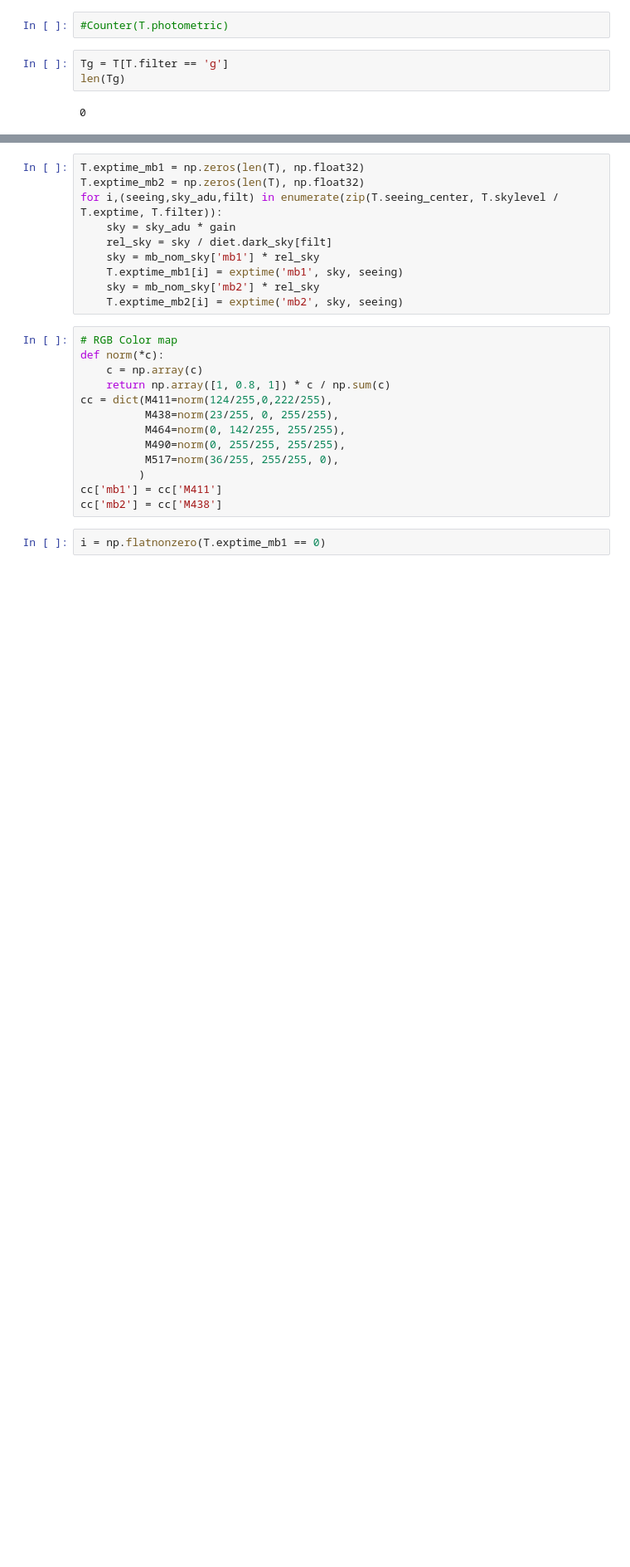
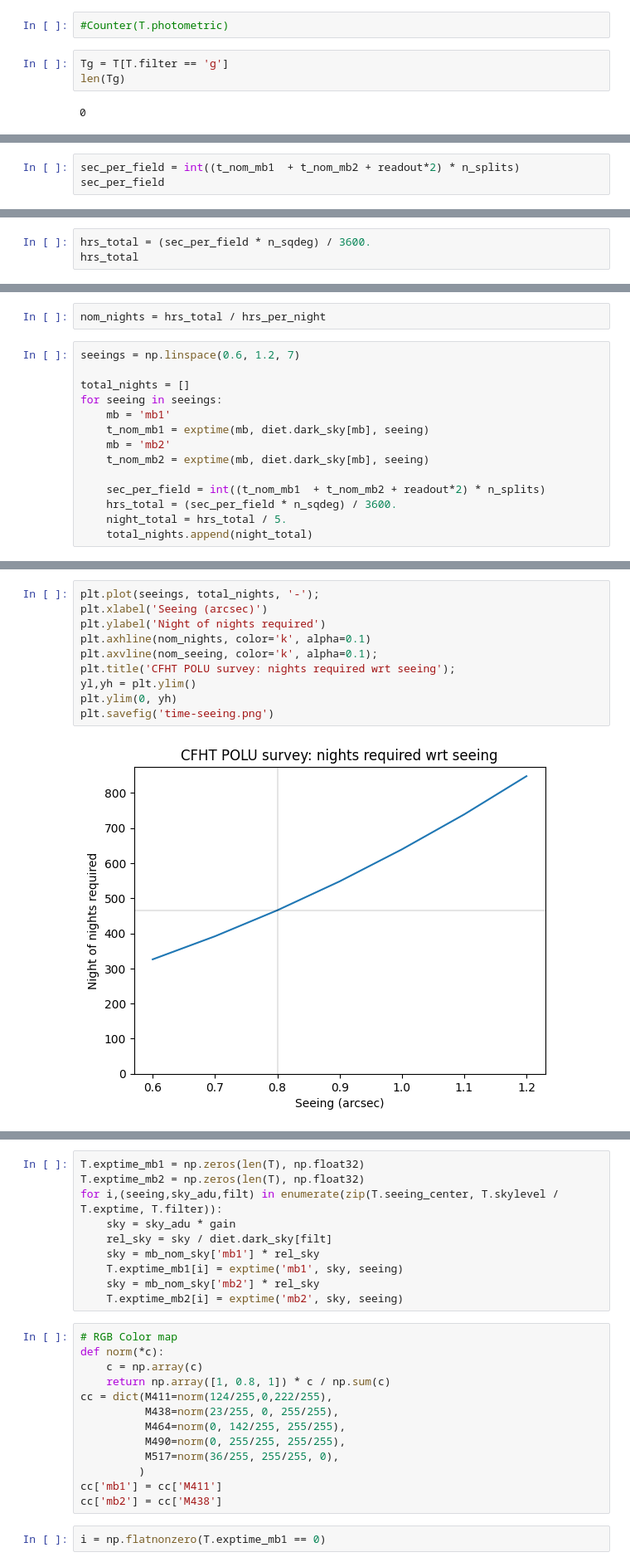
Before and after one commit to dstndstn/medium-band-surveys, a Jupyter notebook: cfis-stats.ipynb, the cells around one changed output, grey strips where cells are left out. Shown at 83% size. Saved outputs shown, nothing was run; the diff lists cells and outputs as text; blank space fills up the shorter version.

Commit message:
add estimates of variation with seeing & sky

```diff
--- a/cfis-stats.ipynb
+++ b/cfis-stats.ipynb
@@ -333,0 +343,3 @@ Nominal exposure time in mb2 : 186.2
+# %%
+sec_per_field = int((t_nom_mb1  + t_nom_mb2 + readout*2) * n_splits)
+sec_per_field
@@ -333,0 +348,3 @@ Nominal exposure time in mb2 : 186.2
+# %%
+hrs_total = (sec_per_field * n_sqdeg) / 3600.
+hrs_total
@@ -333,0 +353,16 @@ Nominal exposure time in mb2 : 186.2
+# %%
+nom_nights = hrs_total / hrs_per_night
+# %%
+seeings = np.linspace(0.6, 1.2, 7)
+
+total_nights = []
+for seeing in seeings:
+    mb = 'mb1'
+    t_nom_mb1 = exptime(mb, diet.dark_sky[mb], seeing)
+    mb = 'mb2'
+    t_nom_mb2 = exptime(mb, diet.dark_sky[mb], seeing)
+
+    sec_per_field = int((t_nom_mb1  + t_nom_mb2 + readout*2) * n_splits)
+    hrs_total = (sec_per_field * n_sqdeg) / 3600.
+    night_total = hrs_total / 5.
+    total_nights.append(night_total)
@@ -333,0 +387,12 @@ Nominal exposure time in mb2 : 186.2
+# %%
+plt.plot(seeings, total_nights, '-');
+plt.xlabel('Seeing (arcsec)')
+plt.ylabel('Night of nights required')
+plt.axhline(nom_nights, color='k', alpha=0.1)
+plt.axvline(nom_seeing, color='k', alpha=0.1);
+plt.title('CFHT POLU survey: nights required wrt seeing');
+yl,yh = plt.ylim()
+plt.ylim(0, yh)
+plt.savefig('time-seeing.png')
+# %% [output]
+[figure, added]
```
Also changed, not shown: parts of 8 cells of this notebook, 1 other file.
